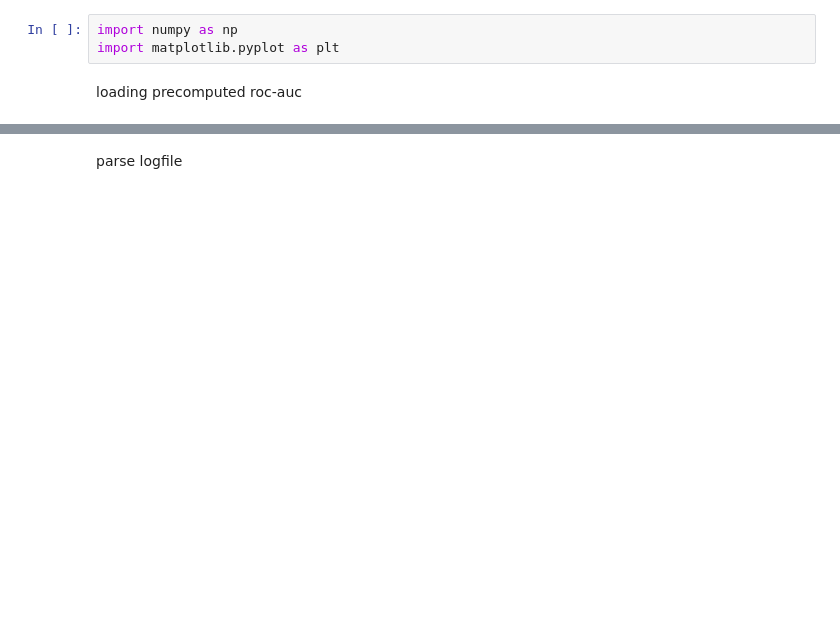
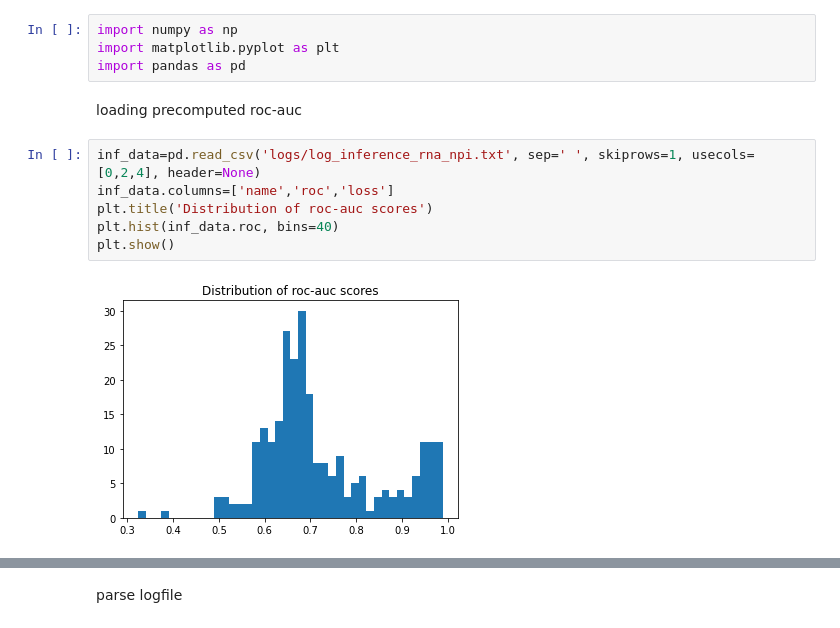
Before and after one commit to geraseva/masif_npi, a Jupyter notebook: Inference_analysis.ipynb, the cells around one changed output, grey strips where cells are left out. Drawn from its saved outputs; the diff is of its cells as text; blank space fills up the shorter version.

```diff
--- a/Inference_analysis.ipynb
+++ b/Inference_analysis.ipynb
@@ -1,5 +1,14 @@
 # %%
 import numpy as np
 import matplotlib.pyplot as plt
+import pandas as pd
 # %% [markdown]
 loading precomputed roc-auc
+# %%
+inf_data=pd.read_csv('logs/log_inference_rna_npi.txt', sep=' ', skiprows=1, usecols=[0,2,4], header=None)
+inf_data.columns=['name','roc','loss']
+plt.title('Distribution of roc-auc scores')
+plt.hist(inf_data.roc, bins=40)
+plt.show()
+# %% [output]
+[figure, added]
```
Also changed, not shown: parts of 15 cells of this notebook, 1 other file.
